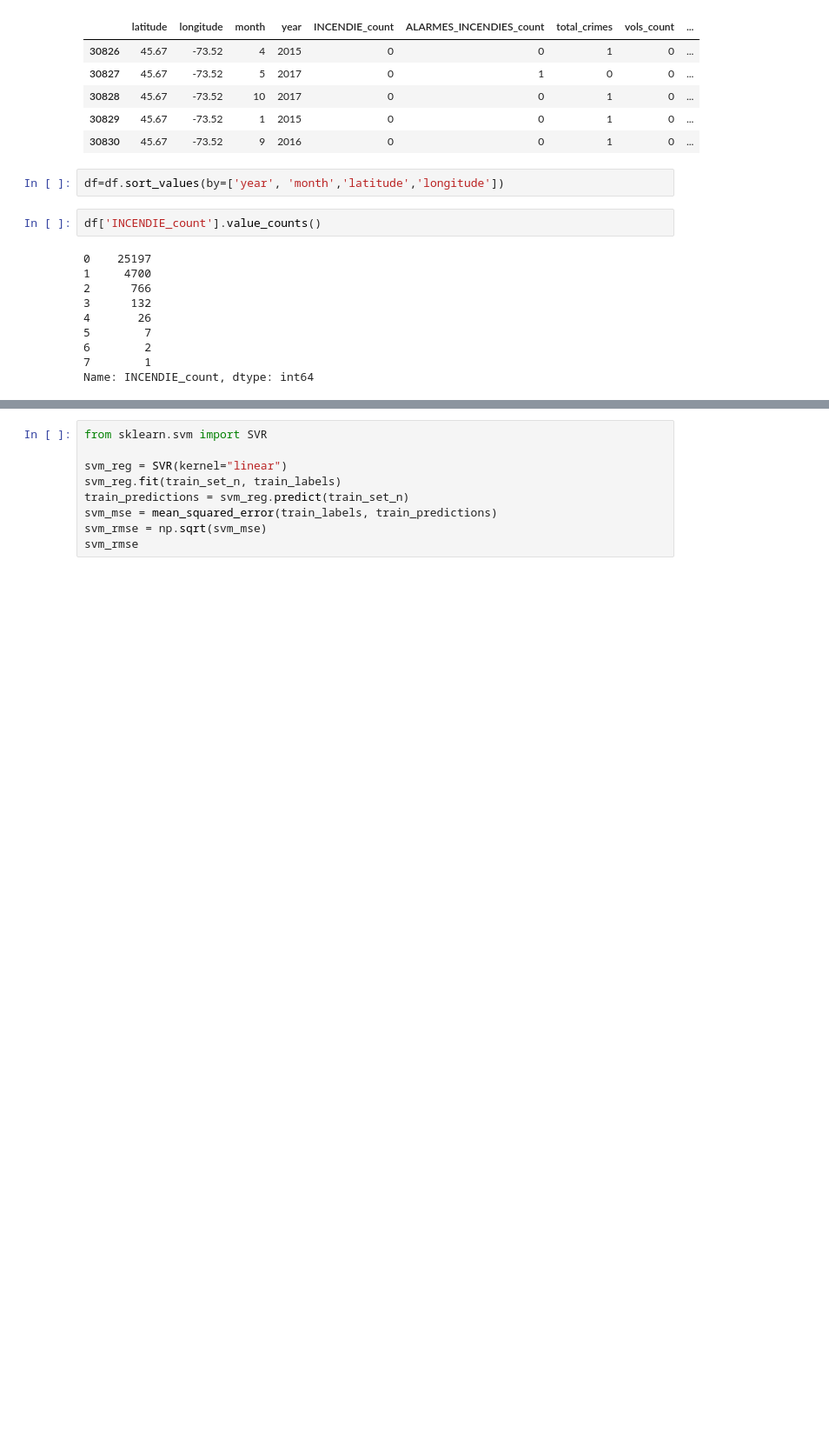
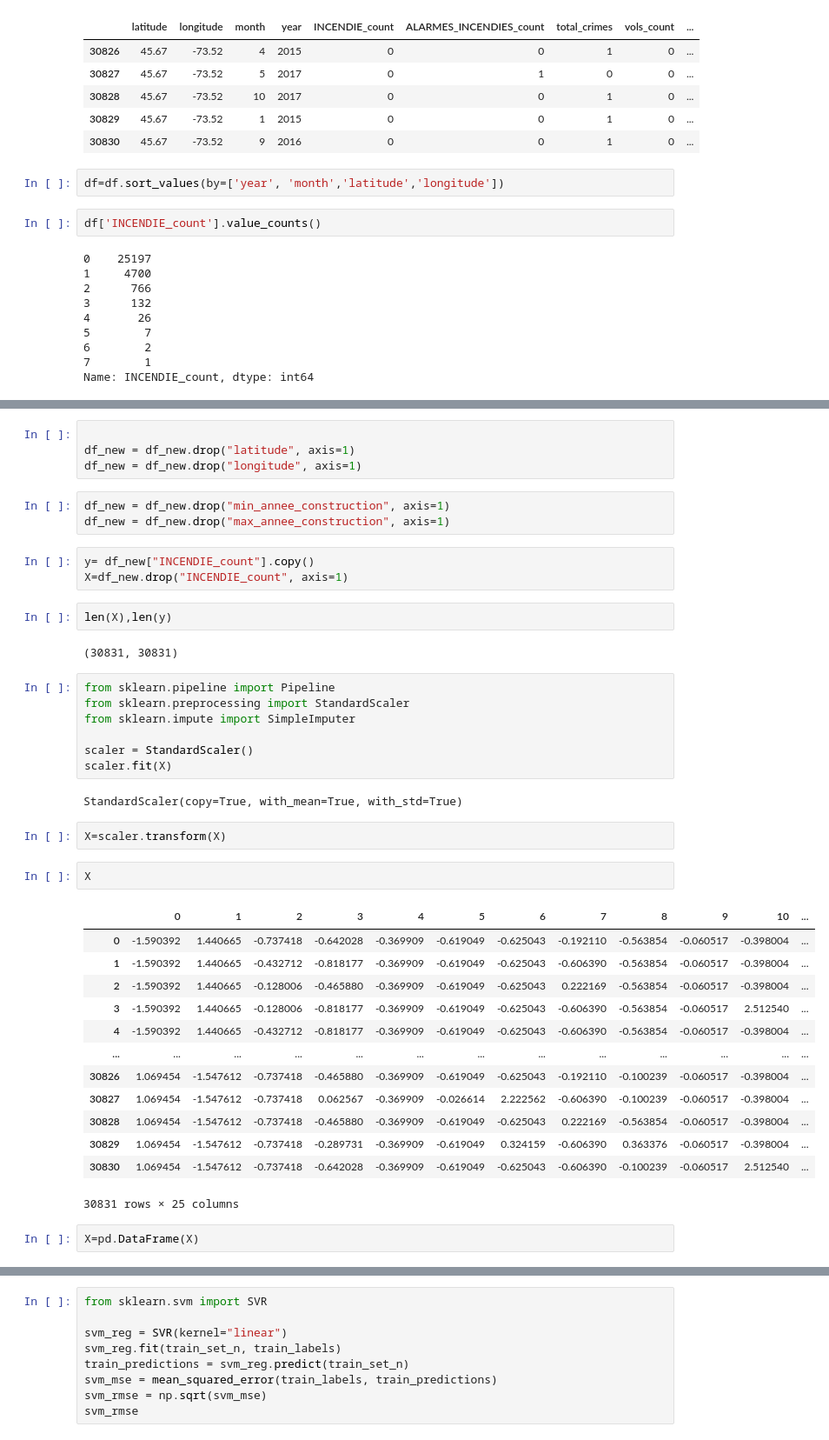
Before and after one commit to ayanand/CapstoneML, a Jupyter notebook: analysiscap.ipynb, the cells around one changed output, grey strips where cells are left out. Shown: that part at 87% size. Saved outputs shown, nothing was run; the diff lists cells and outputs as text; blank space fills up the shorter version.

```diff
--- a/analysiscap.ipynb
+++ b/analysiscap.ipynb
@@ -63 +101,44 @@ corr_matrix = df.corr()
+# %%
+
+df_new = df_new.drop("latitude", axis=1)
+df_new = df_new.drop("longitude", axis=1)
+# %%
+df_new = df_new.drop("min_annee_construction", axis=1)
+df_new = df_new.drop("max_annee_construction", axis=1)
+# %%
+y= df_new["INCENDIE_count"].copy()
+X=df_new.drop("INCENDIE_count", axis=1)
+# %%
+len(X),len(y)
+# %% [output]
+(30831, 30831)
+# %%
+from sklearn.pipeline import Pipeline
+from sklearn.preprocessing import StandardScaler
+from sklearn.impute import SimpleImputer
+
+scaler = StandardScaler()
+scaler.fit(X)
+# %% [output]
+StandardScaler(copy=True, with_mean=True, with_std=True)
+# %%
+X=scaler.transform(X)
+# %%
+X
+# %% [output]
+|  | 0 | 1 | 2 | 3 | 4 | 5 | 6 | 7 | 8 | 9 | 10 | ... |
+| 0 | -1.590392 | 1.440665 | -0.737418 | -0.642028 | -0.369909 | -0.619049 | -0.625043 | -0.192110 | -0.563854 | -0.060517 | -0.398004 | ... |
+| 1 | -1.590392 | 1.440665 | -0.432712 | -0.818177 | -0.369909 | -0.619049 | -0.625043 | -0.606390 | -0.563854 | -0.060517 | -0.398004 | ... |
+| 2 | -1.590392 | 1.440665 | -0.128006 | -0.465880 | -0.369909 | -0.619049 | -0.625043 | 0.222169 | -0.563854 | -0.060517 | -0.398004 | ... |
+| 3 | -1.590392 | 1.440665 | -0.128006 | -0.818177 | -0.369909 | -0.619049 | -0.625043 | -0.606390 | -0.563854 | -0.060517 | 2.512540 | ... |
+| 4 | -1.590392 | 1.440665 | -0.432712 | -0.818177 | -0.369909 | -0.619049 | -0.625043 | -0.606390 | -0.563854 | -0.060517 | -0.398004 | ... |
+| ... | ... | ... | ... | ... | ... | ... | ... | ... | ... | ... | ... | ... |
+| 30826 | 1.069454 | -1.547612 | -0.737418 | -0.465880 | -0.369909 | -0.619049 | -0.625043 | -0.192110 | -0.100239 | -0.060517 | -0.398004 | ... |
+| 30827 | 1.069454 | -1.547612 | -0.737418 | 0.062567 | -0.369909 | -0.026614 | 2.222562 | -0.606390 | -0.100239 | -0.060517 | -0.398004 | ... |
+| 30828 | 1.069454 | -1.547612 | -0.737418 | -0.465880 | -0.369909 | -0.619049 | -0.625043 | 0.222169 | -0.563854 | -0.060517 | -0.398004 | ... |
+| 30829 | 1.069454 | -1.547612 | -0.737418 | -0.289731 | -0.369909 | -0.619049 | 0.324159 | -0.606390 | 0.363376 | -0.060517 | -0.398004 | ... |
+| 30830 | 1.069454 | -1.547612 | -0.737418 | -0.642028 | -0.369909 | -0.619049 | -0.625043 | -0.606390 | -0.100239 | -0.060517 | 2.512540 | ... |
+30831 rows × 25 columns
+# %%
+X=pd.DataFrame(X)
 # %%
```
Also changed, not shown: parts of 35 cells of this notebook.
